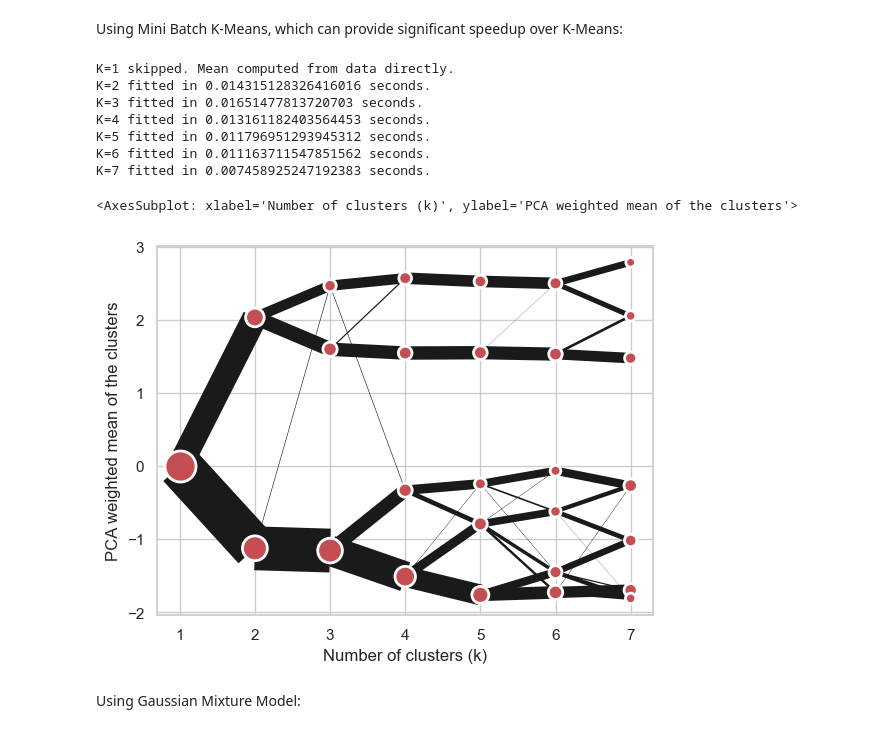
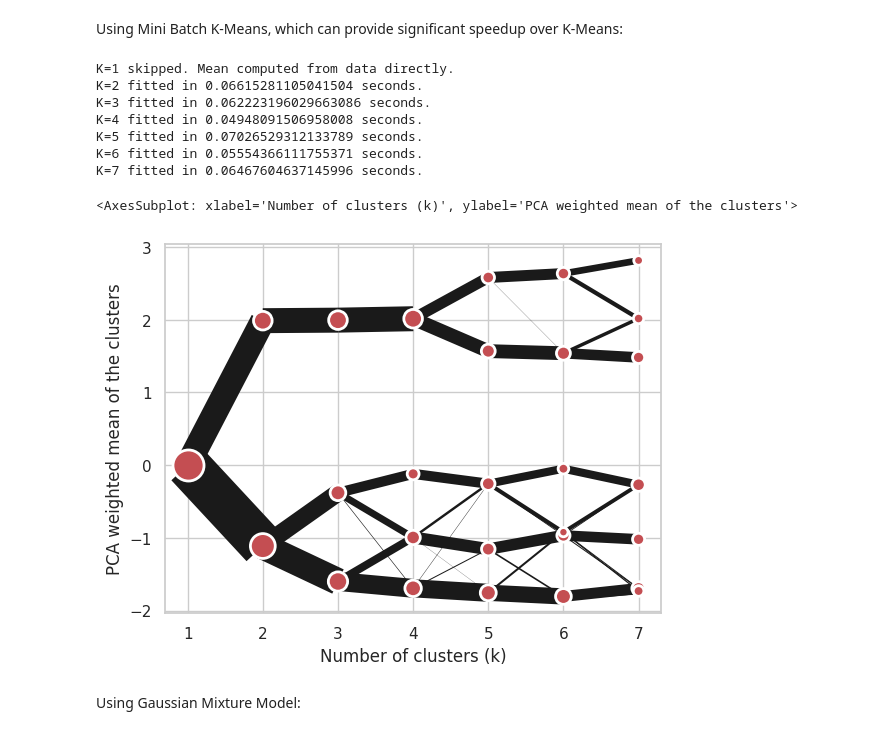
Before and after one commit to martinfleis/clustergram, a Jupyter notebook: doc/notebooks/methods.ipynb, the cells around one changed output. Cells and saved outputs as stored; diff of their text form; code cells hidden in the pictures.

```diff
--- a/doc/notebooks/methods.ipynb
+++ b/doc/notebooks/methods.ipynb
@@ -22,7 +22,7 @@ seaborn.set(style='whitegrid')
 # %% [markdown]
 Using `scikit-learn` (default):
 # %%
-cgram = Clustergram(range(1, 8), backend="sklearn")
+cgram = Clustergram(range(1, 8), n_init=10, backend="sklearn")
 cgram.fit(data)
 # %% [output]
 K=1 skipped. Mean computed from data directly.
@@ -46,7 +59,7 @@ Clustergram currently supports K-Means, Mini Batch K-Means, Gaussian Mixture Mod
 
 Using K-Means (default):
 # %%
-cgram = Clustergram(range(1, 8), method='kmeans')
+cgram = Clustergram(range(1, 8), n_init=10, method='kmeans')
 cgram.fit(data)
 cgram.plot()
 # %% [output]
@@ -62,19 +75,19 @@ K=7 fitted in 0.010998249053955078 seconds.
 # %% [markdown]
 Using Mini Batch K-Means, which can provide significant speedup over K-Means:
 # %%
-cgram = Clustergram(range(1, 8), method='minibatchkmeans', batch_size=100)
+cgram = Clustergram(range(1, 8), n_init=10, method='minibatchkmeans', batch_size=100)
 cgram.fit(data)
 cgram.plot()
 # %% [output]
 K=1 skipped. Mean computed from data directly.
-K=2 fitted in 0.014315128326416016 seconds.
-K=3 fitted in 0.01651477813720703 seconds.
-K=4 fitted in 0.013161182403564453 seconds.
-K=5 fitted in 0.011796951293945312 seconds.
-K=6 fitted in 0.011163711547851562 seconds.
-K=7 fitted in 0.007458925247192383 seconds.
+K=2 fitted in 0.06615281105041504 seconds.
+K=3 fitted in 0.062223196029663086 seconds.
+K=4 fitted in 0.04948091506958008 seconds.
+K=5 fitted in 0.07026529312133789 seconds.
+K=6 fitted in 0.05554366111755371 seconds.
+K=7 fitted in 0.06467604637145996 seconds.
 <AxesSubplot: xlabel='Number of clusters (k)', ylabel='PCA weighted mean of the clusters'>
-[figure, old version]
+[figure, new version]
 # %% [markdown]
 Using Gaussian Mixture Model:
 # %%
```
Also changed, not shown: parts of 9 cells of this notebook, 3 other files.
